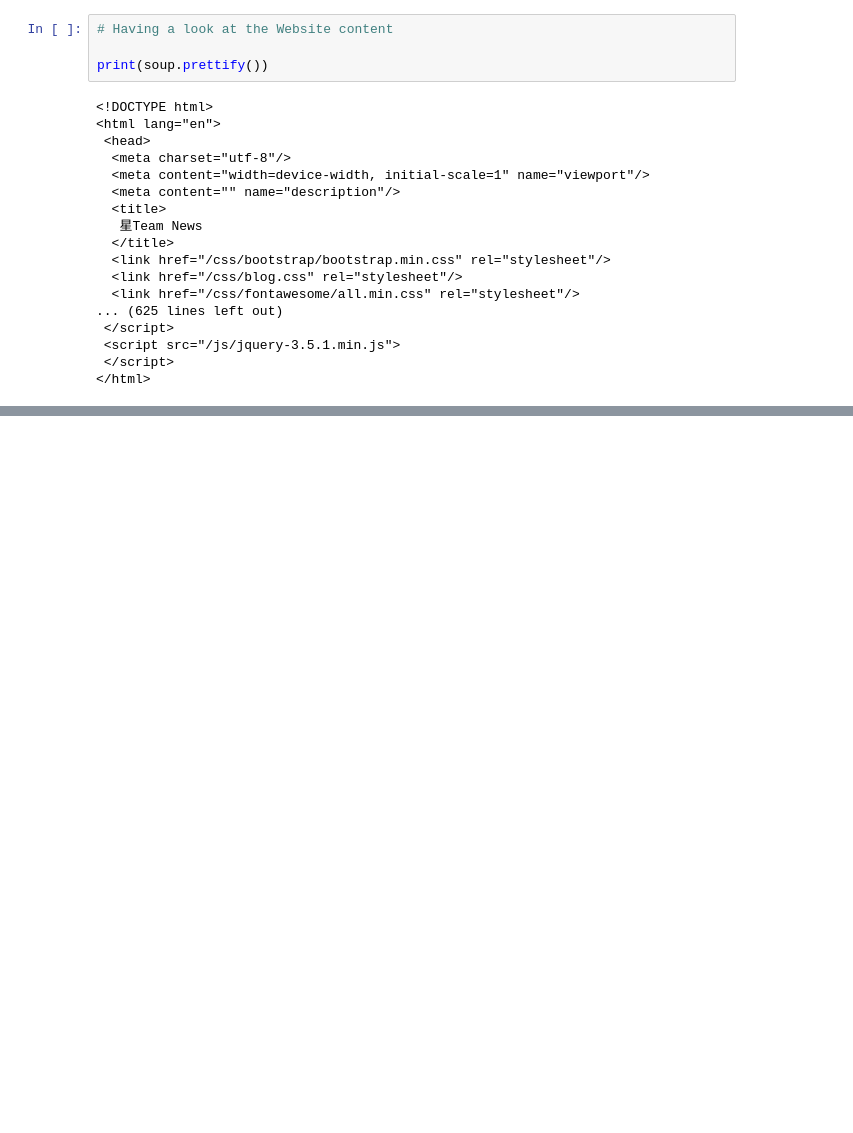
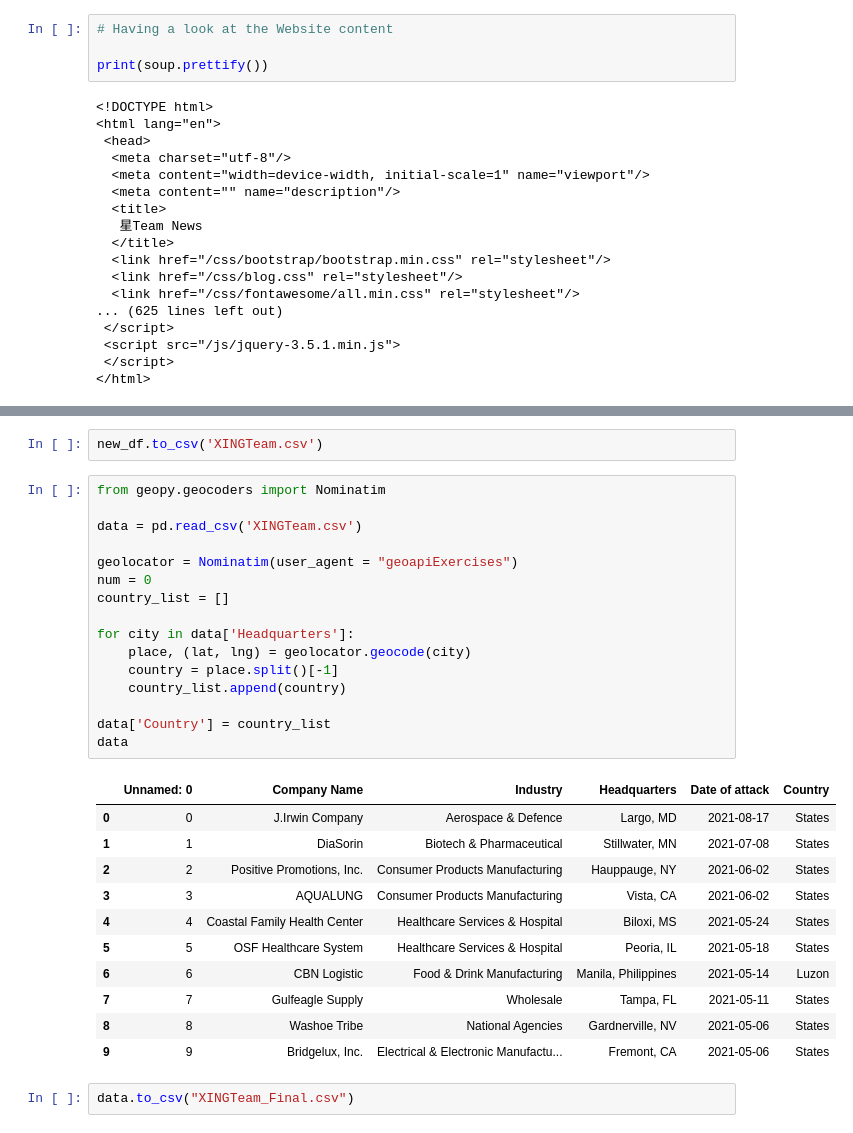
Before and after one commit to hopesishu/CZ4070-CTI, a Jupyter notebook: webscraper (XINGTeam).ipynb, the cells around one changed output, grey strips where cells are left out. Saved outputs shown, nothing was run; the diff lists cells and outputs as text; blank space fills up the shorter version.

```diff
--- a/webscraper_2.py.ipynb
+++ b/webscraper (XINGTeam).ipynb
@@ -377,0 +284,32 @@ industry_df
+# %%
+new_df.to_csv('XINGTeam.csv')
+# %%
+from geopy.geocoders import Nominatim
+
+data = pd.read_csv('XINGTeam.csv')
+
+geolocator = Nominatim(user_agent = "geoapiExercises")
+num = 0
+country_list = []
+
+for city in data['Headquarters']:
+    place, (lat, lng) = geolocator.geocode(city)
+    country = place.split()[-1]
+    country_list.append(country)
+
+data['Country'] = country_list
+data
+# %% [output]
+|  | Unnamed: 0 | Company Name | Industry | Headquarters | Date of attack | Country |
+| 0 | 0 | J.Irwin Company | Aerospace & Defence | Largo, MD | 2021-08-17 | States |
+| 1 | 1 | DiaSorin | Biotech & Pharmaceutical | Stillwater, MN | 2021-07-08 | States |
+| 2 | 2 | Positive Promotions, Inc. | Consumer Products Manufacturing | Hauppauge, NY | 2021-06-02 | States |
+| 3 | 3 | AQUALUNG | Consumer Products Manufacturing | Vista, CA | 2021-06-02 | States |
+| 4 | 4 | Coastal Family Health Center | Healthcare Services & Hospital | Biloxi, MS | 2021-05-24 | States |
+| 5 | 5 | OSF Healthcare System | Healthcare Services & Hospital | Peoria, IL | 2021-05-18 | States |
+| 6 | 6 | CBN Logistic | Food & Drink Manufacturing | Manila, Philippines | 2021-05-14 | Luzon |
+| 7 | 7 | Gulfeagle Supply | Wholesale | Tampa, FL | 2021-05-11 | States |
+| 8 | 8 | Washoe Tribe | National Agencies | Gardnerville, NV | 2021-05-06 | States |
+| 9 | 9 | Bridgelux, Inc. | Electrical & Electronic Manufactu... | Fremont, CA | 2021-05-06 | States |
+# %%
+data.to_csv("XINGTeam_Final.csv")
```
Also changed, not shown: parts of 18 cells of this notebook, 10 other files.
